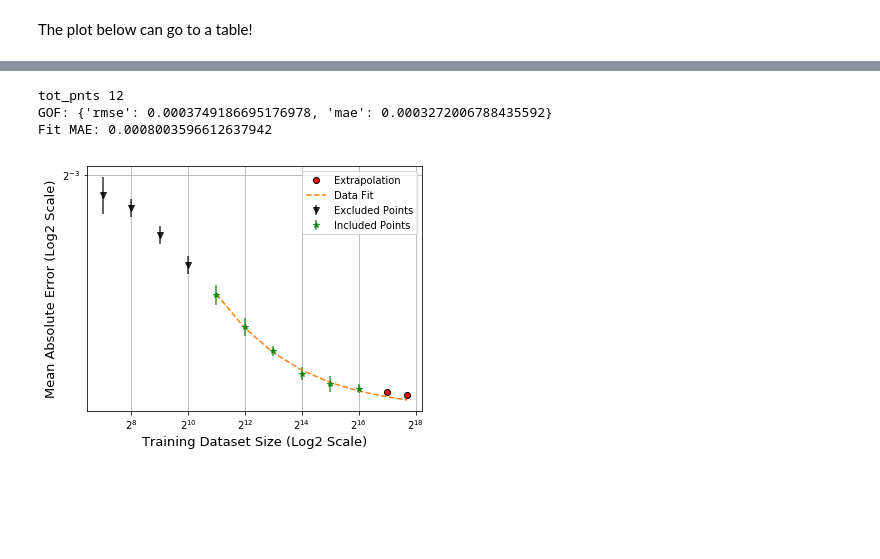
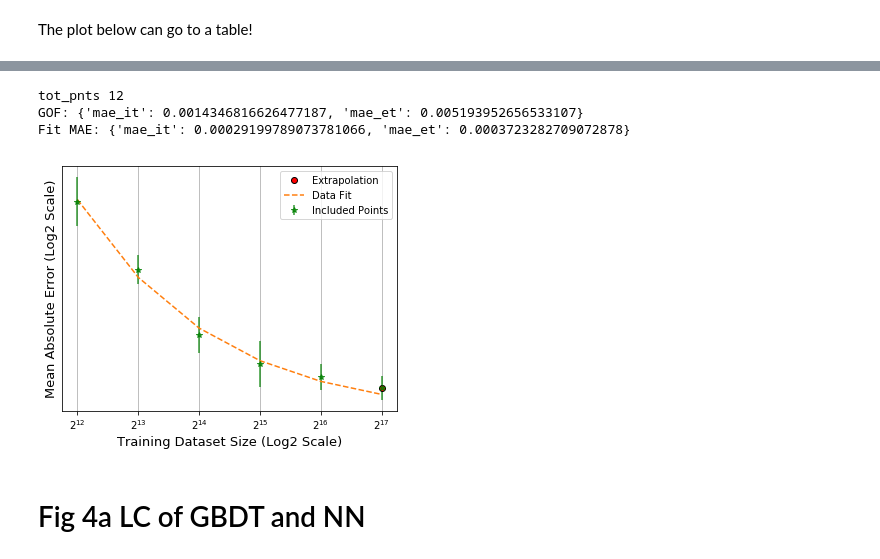
Before and after one commit to adpartin/LearningCurves, a Jupyter notebook: notebooks/ppr_03_rslt_fig1.ipynb, the cells around one changed output, grey strips where cells are left out. Saved outputs shown, nothing was run; the diff lists cells and outputs as text; code cells hidden in the pictures; blank space fills up the shorter version.

```diff
--- a/notebooks/ppr_03_rslt_fig1.ipynb
+++ b/notebooks/ppr_03_rslt_fig1.ipynb
@@ -254,19 +258,19 @@ The workflow is to go backwards. We fit a power-law after every time we compute
 tot_pnts = len(scores_te['tr_size'])
 print('tot_pnts', tot_pnts)
 # min_points = 3 # 3 points doesn't work
-min_pnts = 4
+min_pnts_fit = 4
 # max_pnts = 9
-max_pnts = tot_pnts
+max_pnts_fit = tot_pnts
 
 p_arr = []
 # rmse_arr = []
 gof_arr = []
 prm_arr = []
 ax = None
-for n_pnts in range(min_pnts, max_pnts+1):
+for n_pnts_fit in range(min_pnts_fit, max_pnts_fit+1):
 # for shard_min_idx in range(tot_points - min_points + 1):
     # n_points = tot_points - shard_min_idx
-    shard_min_idx = tot_pnts - n_pnts
+    shard_min_idx = tot_pnts - n_pnts_fit
 
     ax, prm, gof = lrn_crv_plot.plot_lrn_crv_power_law(
             x=scores_te['tr_size'][shard_min_idx:], y=scores_te['median'][shard_min_idx:],
@@ -274,7 +278,7 @@ for n_pnts in range(min_pnts, max_pnts+1):
 
     prm_arr.append(prm)
     gof_arr.append(gof)
-    p_arr.append(n_pnts)
+    p_arr.append(n_pnts_fit)
 
 # ax.legend(frameon=True, fontsize=10, loc='best');
 
@@ -377,7 +463,7 @@ scr = scores_te.copy()
 # plot_args['figsize'] = (10, 8)
 plot_args['figsize'] = (6, 4.5)
 
-n_pnts_ext = 2 # Number of points to extrapolate to
+n_pnts_ext = 1 # Number of points to extrapolate to
 n_pnts_fit = 6 # Number of points to use for curve fitting starting from the largest size
 
 tot_pnts = len(scr['tr_size'])
@@ -399,38 +485,42 @@ print('tot_pnts', tot_pnts)
 
 
 # n_pnts = 6 # Number of points to use for curve fitting
 # shard_min_idx = tot_pnts - n_pnts
 # shard_min_idx = m0 - n_pnts
 
 ax = None
 
 # Plot of all the points
-ax = lrn_crv_plot.plot_lrn_crv_new(
-        x=scr['tr_size'][0:shard_min_idx], y=scr['median'][0:shard_min_idx], yerr=scr['std'][0:shard_min_idx],
-        ax=ax, ls='', marker='v', alpha=0.8, color='k',
-        **plot_args, label='Excluded Points')
+# ax = lrn_crv_plot.plot_lrn_crv_new(
+#         x=scr['tr_size'], y=scr['median'], yerr=scr['std'],
+#         ax=ax, ls='', marker='v', alpha=0.8, color='k',
+#         **plot_args, label='Excluded Points')
 
 # Plot of all the points
 ax = lrn_crv_plot.plot_lrn_crv_new(
         x=scr['tr_size'][shard_min_idx:m0], y=scr['median'][shard_min_idx:m0], yerr=scr['std'][shard_min_idx:m0],
         ax=ax, ls='', marker='*', alpha=0.8, color='g',
         **plot_args, label='Included Points')
 
 # Extrapolation
+drop_pnts = 1 # Number of points to drop at the end
 ax, _, mae_et = lrn_crv_plot.lrn_crv_power_law_extrapolate(
-        x=scr['tr_size'][shard_min_idx:], y=scr['median'][shard_min_idx:],
+        # x=scr['tr_size'][shard_min_idx:], y=scr['median'][shard_min_idx:],
+        x=scr['tr_size'][shard_min_idx:-drop_pnts], y=scr['median'][shard_min_idx:-drop_pnts],
         n_pnts_ext=n_pnts_ext,
         **plot_args, plot_raw_it=False, label_et='Extrapolation', ax=ax );
 
 ax.legend(frameon=True, fontsize=10, loc='best')
 # ax.set_xlim(min(scores_te['tr_size']), max(scores_te['tr_size'])+10000)
 plt.savefig(save_fig_path/f'{src}_extrapolate.png')
 
 print('GOF:', gof)
 # print('RMSE:', rmse)
 print('Fit MAE:', mae_et)
 # %% [output]
 tot_pnts 12
-GOF: {'rmse': 0.0003749186695176978, 'mae': 0.0003272006788435592}
-Fit MAE: 0.0008003596612637942
+GOF: {'mae_it': 0.0014346816626477187, 'mae_et': 0.005193952656533107}
+Fit MAE: {'mae_it': 0.00029199789073781066, 'mae_et': 0.0003723282709072878}
-[figure, old version]
+[figure, new version]
+# %% [markdown]
+# Fig 4a LC of GBDT and NN
```
Also changed, not shown: parts of 18 cells of this notebook, 7 other files.
